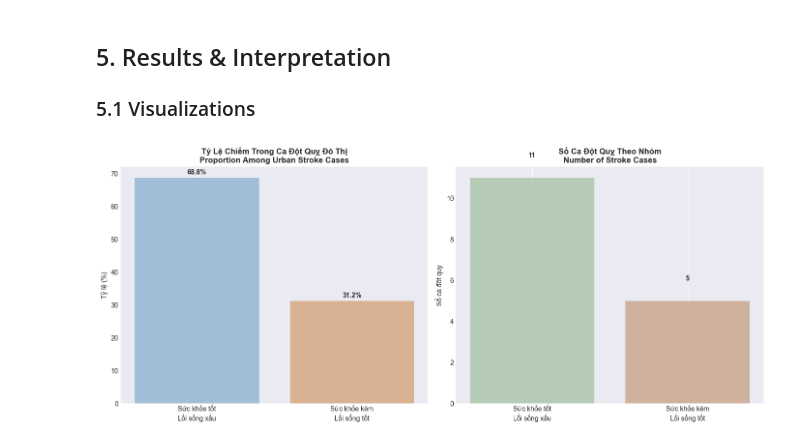
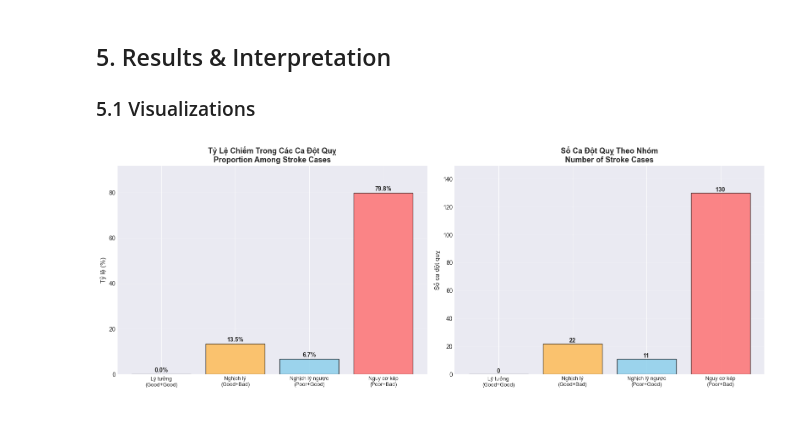
Before and after one commit to nguyenhoang-11/LTKHDL-TRINITYUS, a Jupyter notebook: notebooks/05_Q2_Urban_Health_vs_Lifestyle_Paradox.ipynb, the cells around one changed output. Saved outputs shown, nothing was run; the diff lists cells and outputs as text; code cells hidden in the pictures.

```diff
--- a/notebooks/05_Q2_Urban_Health_vs_Lifestyle_Paradox.ipynb
+++ b/notebooks/05_Q2_Urban_Health_vs_Lifestyle_Paradox.ipynb
@@ -148,30 +174,30 @@ Tổng số ca đột quỵ tại đô thị: 135
 # Good health: normal BMI (18.5-25) AND normal glucose (<100)
 # Poor health: high BMI (>=30) OR high glucose (>=140)
 
-urban_stroke_df["good_bmi"] = ((urban_stroke_df["bmi"] >= 18.5) & (urban_stroke_df["bmi"] < 25)).astype(int)
-urban_stroke_df["normal_glucose"] = (urban_stroke_df["avg_glucose_level"] < 100).astype(int)
+stroke_df["good_bmi"] = ((stroke_df["bmi"] >= 18.5) & (stroke_df["bmi"] < 25)).astype(int)
+stroke_df["normal_glucose"] = (stroke_df["avg_glucose_level"] < 100).astype(int)
 
 # Biological health classification
-urban_stroke_df["bio_health"] = "Mixed"
-urban_stroke_df.loc[
-    (urban_stroke_df["good_bmi"] == 1) & (urban_stroke_df["normal_glucose"] == 1),
+stroke_df["bio_health"] = "Mixed"
+stroke_df.loc[
+    (stroke_df["good_bmi"] == 1) & (stroke_df["normal_glucose"] == 1),
     "bio_health"
 ] = "Good"
-urban_stroke_df.loc[
-    (urban_stroke_df["bmi"] >= 30) | (urban_stroke_df["avg_glucose_level"] >= 140),
+stroke_df.loc[
+    (stroke_df["bmi"] >= 30) | (stroke_df["avg_glucose_level"] >= 140),
     "bio_health"
 ] = "Poor"
 
 print("\n=== PHÂN LOẠI SỨC KHỎE SINH HỌC (trong nhóm đã bị đột quỵ) ===")
 print("\nBiological Health Distribution:")
-print(urban_stroke_df["bio_health"].value_counts())
+print(stroke_df["bio_health"].value_counts())
 print("\nTỷ lệ (%):")
-print(urban_stroke_df["bio_health"].value_counts(normalize=True) * 100)
+print(stroke_df["bio_health"].value_counts(normalize=True) * 100)
 
 # Thống kê chi tiết
 print("\nChi tiết từng nhóm:")
 for bio_health in ["Good", "Poor", "Mixed"]:
-    subset = urban_stroke_df[urban_stroke_df["bio_health"] == bio_health]
+    subset = stroke_df[stroke_df["bio_health"] == bio_health]
     if len(subset) > 0:
         print(f"\n{bio_health}:")
         print(f"  Số ca: {len(subset)}")
@@ -481,44 +534,53 @@ KẾT LUẬN: So sánh TỶ LỆ CHIẾM giữa 2 nhóm TRONG CA ĐỘT QUỴ Đ
 
 ### 5.1 Visualizations
 # %%
-# Visualization 1: Proportion Comparison (KHÔNG PHẢI stroke rate vì tất cả đều stroke=1)
-fig, axes = plt.subplots(1, 2, figsize=(14, 6))
+# Visualization 1: Proportion Comparison cho 4 nhóm
+fig, axes = plt.subplots(1, 2, figsize=(16, 6))
 
-# Bar chart - Tỷ lệ chiếm trong nhóm đột quỵ đô thị
-group_proportions = q2_analysis_df["risk_profile"].value_counts(normalize=True) * 100
-group_labels = ["Sức khỏe tốt\nLối sống xấu", "Sức khỏe kém\nLối sống tốt"]
+# Prepare data
+profile_order = ["GoodBio_GoodLife", "GoodBio_BadLife", "PoorBio_GoodLife", "PoorBio_BadLife"]
+profile_labels_short = ["Lý tưởng\n(Good+Good)", "Nghịch lý\n(Good+Bad)",
+                        "Nghịch lý ngược\n(Poor+Good)", "Nguy cơ kép\n(Poor+Bad)"]
+colors = ["#90EE90", "#FFB84D", "#87CEEB", "#FF6B6B"]
 
-axes[0].bar(range(2),
-            [group_proportions["GoodHealth_BadLifestyle"], group_proportions["PoorHealth_GoodLifestyle"]],
-            color=["#8EB4D1", "#D4A57A"], alpha=0.8)
-axes[0].set_title("Tỷ Lệ Chiếm Trong Ca Đột Quỵ Đô Thị\nProportion Among Urban Stroke Cases",
-                  fontweight="bold", fontsize=12)
-axes[0].set_ylabel("Tỷ lệ (%)")
-axes[0].set_xticks(range(2))
-axes[0].set_xticklabels(group_labels)
+# Get proportions và counts
+proportions = []
+counts = []
+for profile in profile_order:
+    subset = q2_analysis_df[q2_analysis_df["risk_profile"] == profile]
+    counts.append(len(subset))
+    proportions.append(len(subset) / len(q2_analysis_df) * 100)
+
+# Bar chart 1 - Tỷ lệ %
+axes[0].bar(range(len(profile_order)), proportions, color=colors, alpha=0.8, edgecolor='black')
+axes[0].set_title("Tỷ Lệ Chiếm Trong Các Ca Đột Quỵ\nProportion Among Stroke Cases",
+                  fontweight="bold", fontsize=13)
+axes[0].set_ylabel("Tỷ lệ (%)", fontsize=11)
+axes[0].set_xticks(range(len(profile_order)))
+axes[0].set_xticklabels(profile_labels_short, fontsize=9)
 axes[0].grid(axis='y', alpha=0.3)
+axes[0].set_ylim(0, max(proportions) * 1.15)
 
-for i, val in enumerate([group_proportions["GoodHealth_BadLifestyle"], group_proportions["PoorHealth_GoodLifestyle"]]):
-    axes[0].text(i, val + 1, f"{val:.1f}%", ha="center", fontweight="bold")
+for i, val in enumerate(proportions):
+    axes[0].text(i, val + 1, f"{val:.1f}%", ha="center", fontweight="bold", fontsize=10)
 
-# Số lượng ca tuyệt đối
-sample_sizes = q2_analysis_df["risk_profile"].value_counts()
-axes[1].bar(range(2),
-            [sample_sizes["GoodHealth_BadLifestyle"], sample_sizes["PoorHealth_GoodLifestyle"]],
-            color=["#A8C4A8", "#C9A589"], alpha=0.8)
-axes[1].set_title("Số Ca Đột Quỵ Theo Nhóm\nNumber of Stroke Cases", fontweight="bold", fontsize=12)
-axes[1].set_ylabel("Số ca đột quỵ")
-axes[1].set_xticks(range(2))
-axes[1].set_xticklabels(group_labels)
+# Bar chart 2 - Số ca tuyệt đối
+axes[1].bar(range(len(profile_order)), counts, color=colors, alpha=0.8, edgecolor='black')
+axes[1].set_title("Số Ca Đột Quỵ Theo Nhóm\nNumber of Stroke Cases",
+                  fontweight="bold", fontsize=13)
+axes[1].set_ylabel("Số ca đột quỵ", fontsize=11)
+axes[1].set_xticks(range(len(profile_order)))
+axes[1].set_xticklabels(profile_labels_short, fontsize=9)
 axes[1].grid(axis='y', alpha=0.3)
+axes[1].set_ylim(0, max(counts) * 1.15)
 
-for i, v in enumerate([sample_sizes["GoodHealth_BadLifestyle"], sample_sizes["PoorHealth_GoodLifestyle"]]):
-    axes[1].text(i, v + 1, str(v), ha="center", fontweight="bold")
+for i, v in enumerate(counts):
+    axes[1].text(i, v + 1, str(v), ha="center", fontweight="bold", fontsize=10)
 
 plt.tight_layout()
 plt.show()
 # %% [output]
-[figure, old version]
+[figure, new version]
 # %% [markdown]
 **Kết luận Visualization 1 - Q2 (Tỷ lệ chiếm):**
 
```
Also changed, not shown: parts of 21 cells of this notebook, 2 other files.
